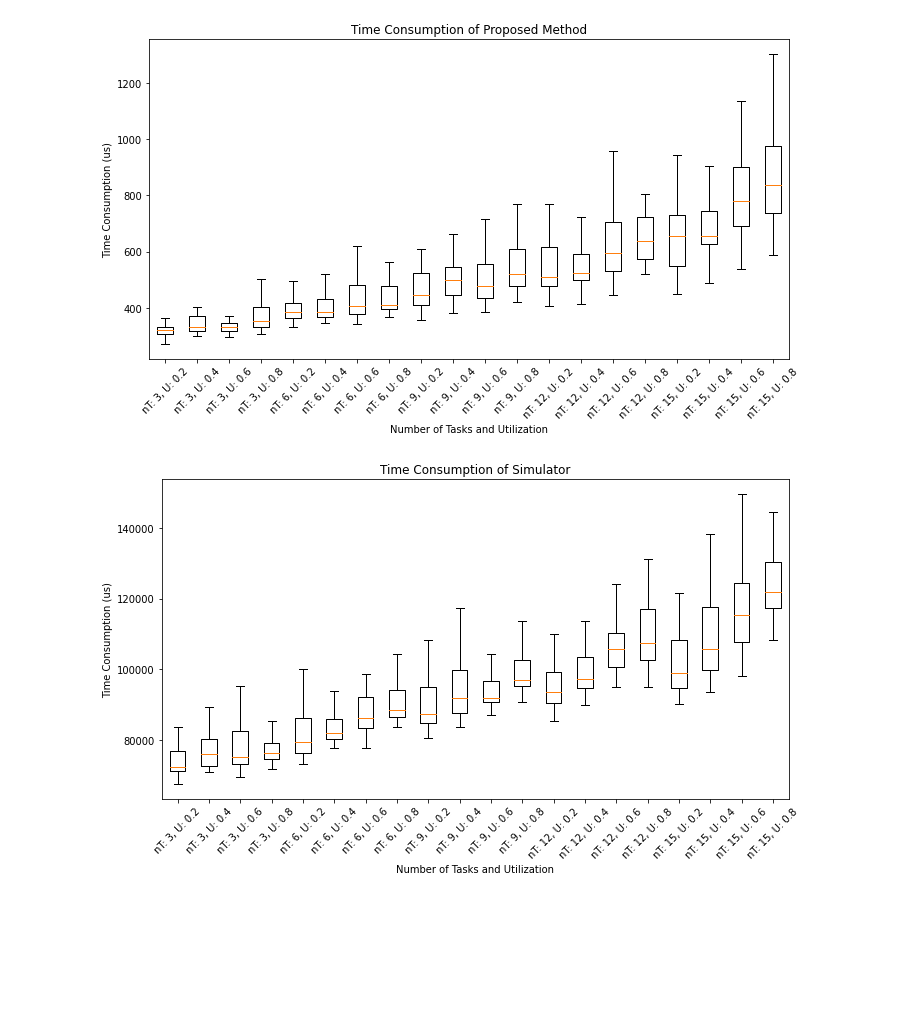
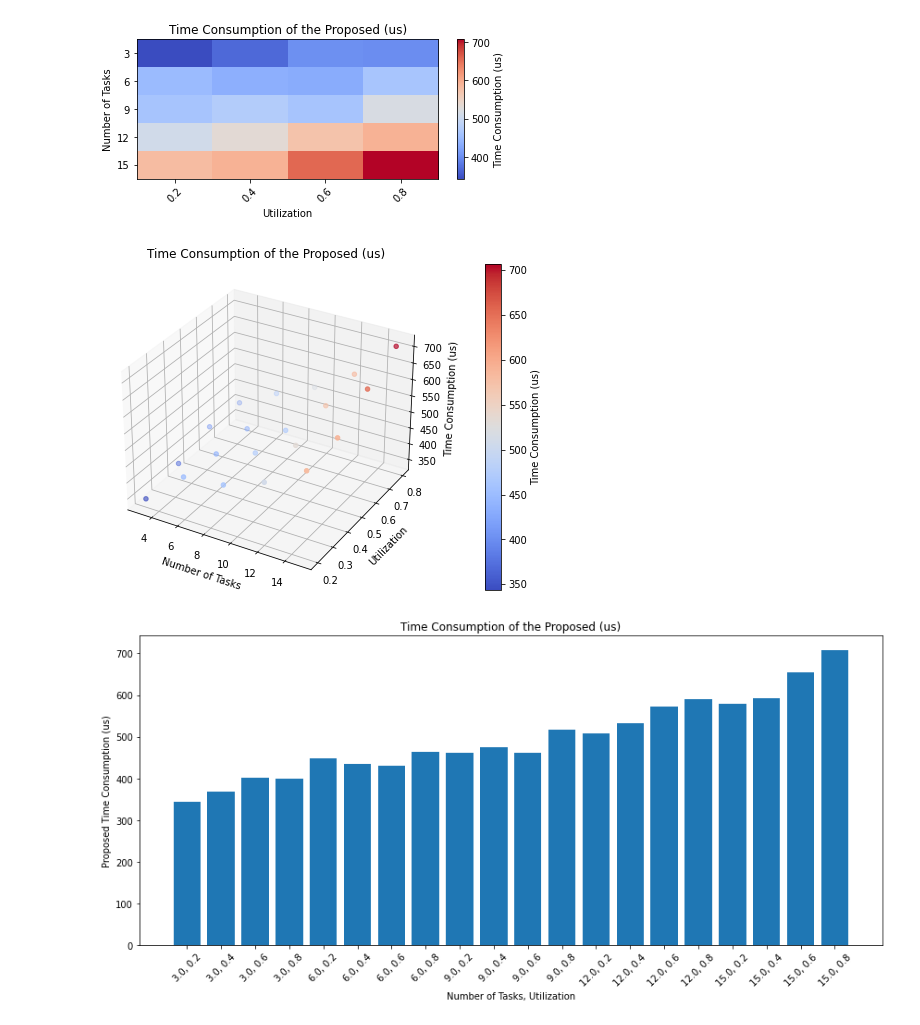
Before and after one commit to YoonKyonghwan/CFS_WCRT_Analysis, a Jupyter notebook: script/analysis/time_complexity.ipynb, the cells around one changed output. Saved outputs shown, nothing was run; the diff lists cells and outputs as text; code cells hidden in the pictures; blank space fills up the shorter version.

Commit message:
update scripts for result analysis(python)

```diff
--- a/script/analysis/time_complexity.ipynb
+++ b/script/analysis/time_complexity.ipynb
@@ -136,56 +0,0 @@ plt.show()
-# %%
-import pandas as pd
-import matplotlib.pyplot as plt
-
-# Load the dataset
-file_path = "../../exp_results/result_summary.csv"
-data = pd.read_csv(file_path)
-
-# Group the data by the number of tasks and utilization
-grouped_data = data.groupby(['numTasks', 'utilization'])
-
-# Prepare the data for the box plot
-boxplot_data = []
-labels = []
-
-for (numTasks, utilization), group in grouped_data:
-        time_consumption = group['proposed_timeConsumption(us)']
-        boxplot_data.append(time_consumption)
-        labels.append(f"nT: {numTasks}, U: {utilization}")
-
-# Create the box plot
-plt.figure(figsize=(10, 6))
-plt.boxplot(boxplot_data, labels=labels, showfliers=False)
-plt.xticks(rotation=45)
-plt.xlabel('Number of Tasks and Utilization')
-plt.ylabel('Time Consumption (us)')
-plt.title('Time Consumption of Proposed Method')
-plt.tight_layout()
-
-# Display the plot
-plt.show()
-# %% [output]
-[figure, removed]
-# %%
-# Prepare the data for the box plot
-boxplot_data = []
-labels = []
-
-for (numTasks, utilization), group in grouped_data:
-        time_consumption = group['simulator_timeConsumption(us)']
-        boxplot_data.append(time_consumption)
-        labels.append(f"nT: {numTasks}, U: {utilization}")
-
-# Create the box plot
-plt.figure(figsize=(10, 6))
-plt.boxplot(boxplot_data, labels=labels, showfliers=False)
-plt.xticks(rotation=45)
-plt.xlabel('Number of Tasks and Utilization')
-plt.ylabel('Time Consumption (us)')
-plt.title('Time Consumption of Simulator')
-plt.tight_layout()
-
-# Display the plot
-plt.show()
-# %% [output]
-[figure, removed]
@@ -191,0 +3,4 @@ plt.show()
+# %%
+# Read the CSV file into a DataFrame
+summary_result_path = "../../exp_results/result_summary.csv"
+time_data = parse_time_data(summary_result_path)
@@ -191,0 +10,12 @@ plt.show()
+# %%
+# visualize the time consumption of the proposed algorithm
+values = "proposed_timeConsumption(us)"
+title = 'Time Consumption of the Proposed (us)'
+show_heatmap(time_data, values, title)
+show_3D_plot(time_data, time_data[values], title)
+show_bar_chart(time_data, values, title)
+show_box_plot(summary_result_path, values, title)
+# %% [output]
+[figure, added]
+[figure, added]
+[figure, added]
```
Also changed, not shown: parts of 13 cells of this notebook, 7 other files.
